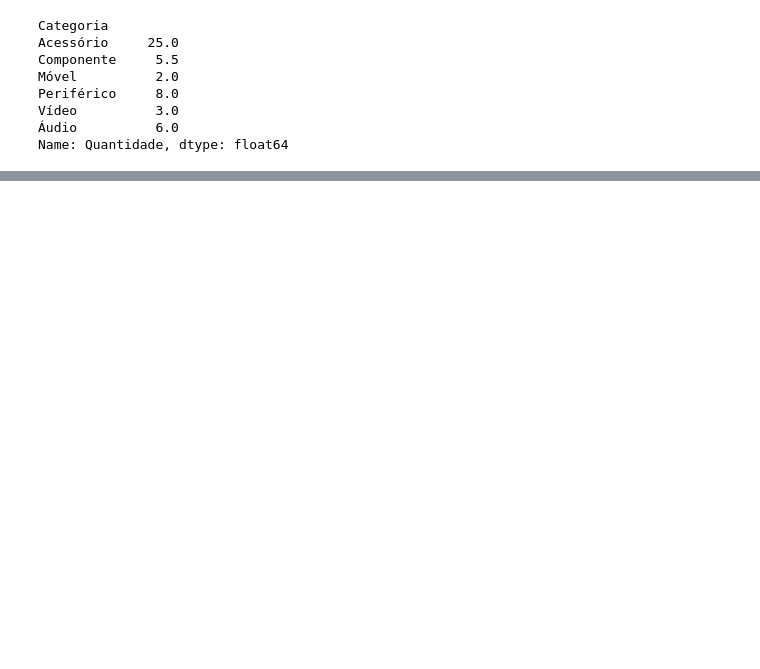
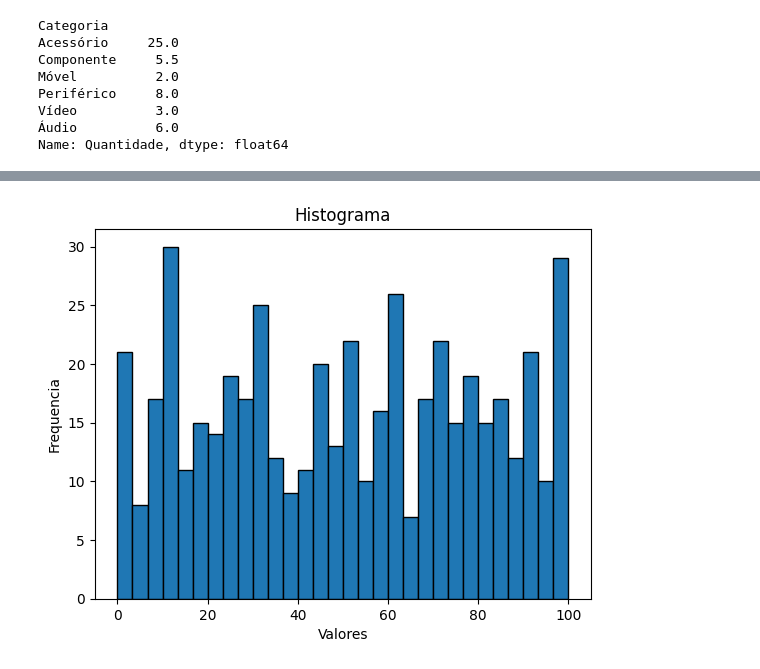
Before and after one commit to httpMatheus-dev/inteligencia-artificial-umc, a Jupyter notebook: Exercícios_DataScience_MatheusGabriel_6B_Noturno.ipynb, the cells around one changed output, grey strips where cells are left out. Saved outputs shown, nothing was run; the diff lists cells and outputs as text; code cells hidden in the pictures; blank space fills up the shorter version.

```diff
--- a/Exercícios_DataScience_MatheusGabriel_6B_Noturno.ipynb
+++ b/Exercícios_DataScience_MatheusGabriel_6B_Noturno.ipynb
@@ -1047,0 +1061,11 @@ Name: Quantidade, dtype: float64
+# %%
+# 3. Gere um histograma para 500 números inteiros gerados aleatoriamente entre 0 e 100.
+dados = np.random.randint(0, 101, 500)
+
+plt.hist(dados,bins = 30,edgecolor='black')
+plt.title("Histograma")
+plt.xlabel("Valores")
+plt.ylabel("Frequencia")
+plt.show()
+# %% [output]
+[figure, added]
```
Also changed, not shown: parts of 48 cells of this notebook.
